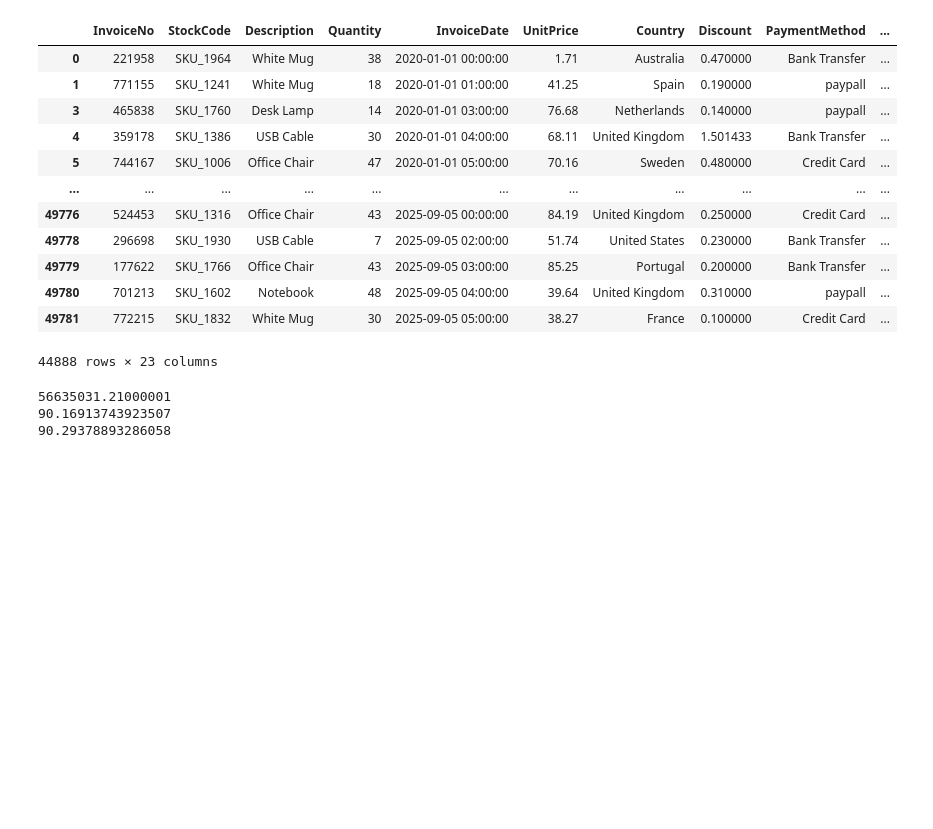
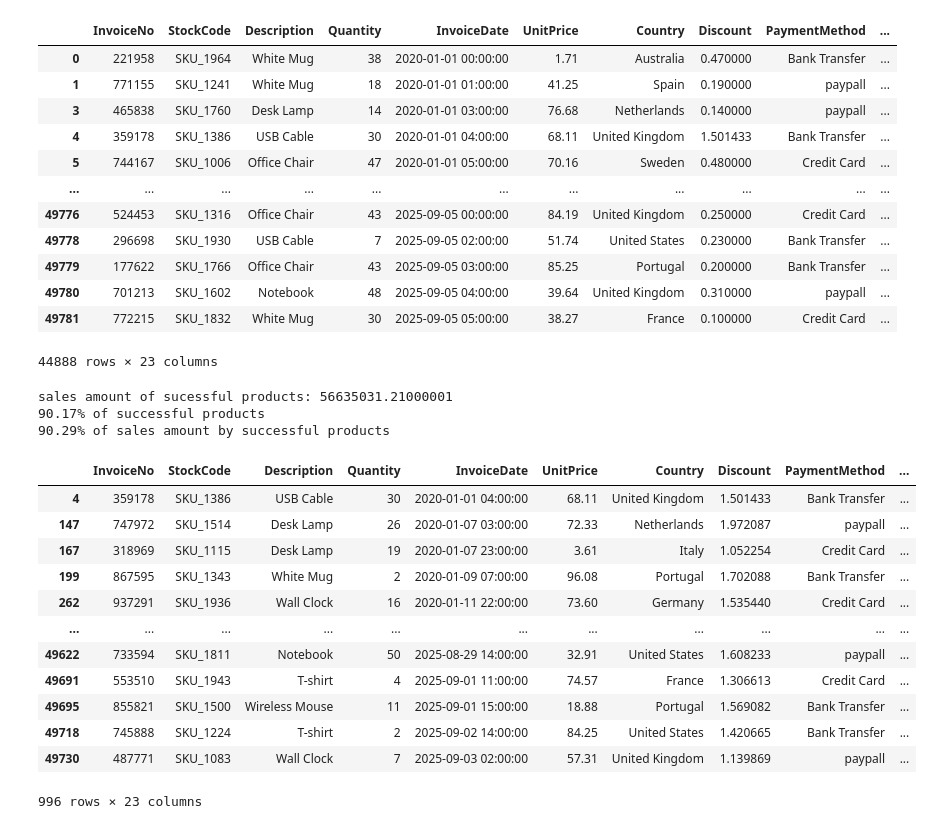
Before and after one commit to ddatnguyen97/Online-Sales_Analysis, a Jupyter notebook: Online Sales Analysis.ipynb, the cells around one changed output. Saved outputs shown, nothing was run; the diff lists cells and outputs as text; code cells hidden in the pictures; blank space fills up the shorter version.

Commit message:
perform negative total sales EDA

```diff
--- a/Online Sales Analysis.ipynb
+++ b/Online Sales Analysis.ipynb
@@ -448,14 +449,31 @@ successful_products_df
 44888 rows × 23 columns
 # %%
 sales_amount_by_successful_products = successful_products_df['SalesAmount'].sum()
-print(sales_amount_by_successful_products)
+print(f'sales amount of sucessful products: {sales_amount_by_successful_products}')
 
 percentage_of_successful_products = len(successful_products_df) / len(df) * 100
-print(percentage_of_successful_products)
+print(f'{percentage_of_successful_products:.2f}% of successful products')
 
 percentage_sa_of_successful_products = sales_amount_by_successful_products / df['SalesAmount'].sum() * 100
-print(percentage_sa_of_successful_products)
+print(f'{percentage_sa_of_successful_products:.2f}% of sales amount by successful products')
 # %% [output]
-56635031.21000001
-90.16913743923507
-90.29378893286058
+sales amount of sucessful products: 56635031.21000001
+90.17% of successful products
+90.29% of sales amount by successful products
+# %%
+negative_total_sales_df = df[df['TotalSales'] < 0]
+negative_total_sales_df
+# %% [output]
+|  | InvoiceNo | StockCode | Description | Quantity | InvoiceDate | UnitPrice | Country | Discount | PaymentMethod | ... |
+| 4 | 359178 | SKU_1386 | USB Cable | 30 | 2020-01-01 04:00:00 | 68.11 | United Kingdom | 1.501433 | Bank Transfer | ... |
+| 147 | 747972 | SKU_1514 | Desk Lamp | 26 | 2020-01-07 03:00:00 | 72.33 | Netherlands | 1.972087 | paypall | ... |
+| 167 | 318969 | SKU_1115 | Desk Lamp | 19 | 2020-01-07 23:00:00 | 3.61 | Italy | 1.052254 | Credit Card | ... |
+| 199 | 867595 | SKU_1343 | White Mug | 2 | 2020-01-09 07:00:00 | 96.08 | Portugal | 1.702088 | Bank Transfer | ... |
+| 262 | 937291 | SKU_1936 | Wall Clock | 16 | 2020-01-11 22:00:00 | 73.60 | Germany | 1.535440 | Credit Card | ... |
+| ... | ... | ... | ... | ... | ... | ... | ... | ... | ... | ... |
+| 49622 | 733594 | SKU_1811 | Notebook | 50 | 2025-08-29 14:00:00 | 32.91 | United States | 1.608233 | paypall | ... |
+| 49691 | 553510 | SKU_1943 | T-shirt | 4 | 2025-09-01 11:00:00 | 74.57 | France | 1.306613 | Credit Card | ... |
+| 49695 | 855821 | SKU_1500 | Wireless Mouse | 11 | 2025-09-01 15:00:00 | 18.88 | Portugal | 1.569082 | Bank Transfer | ... |
+| 49718 | 745888 | SKU_1224 | T-shirt | 2 | 2025-09-02 14:00:00 | 84.25 | United States | 1.420665 | Bank Transfer | ... |
+| 49730 | 487771 | SKU_1083 | Wall Clock | 7 | 2025-09-03 02:00:00 | 57.31 | United Kingdom | 1.139869 | paypall | ... |
+996 rows × 23 columns
```
Also changed, not shown: parts of 8 cells of this notebook.
